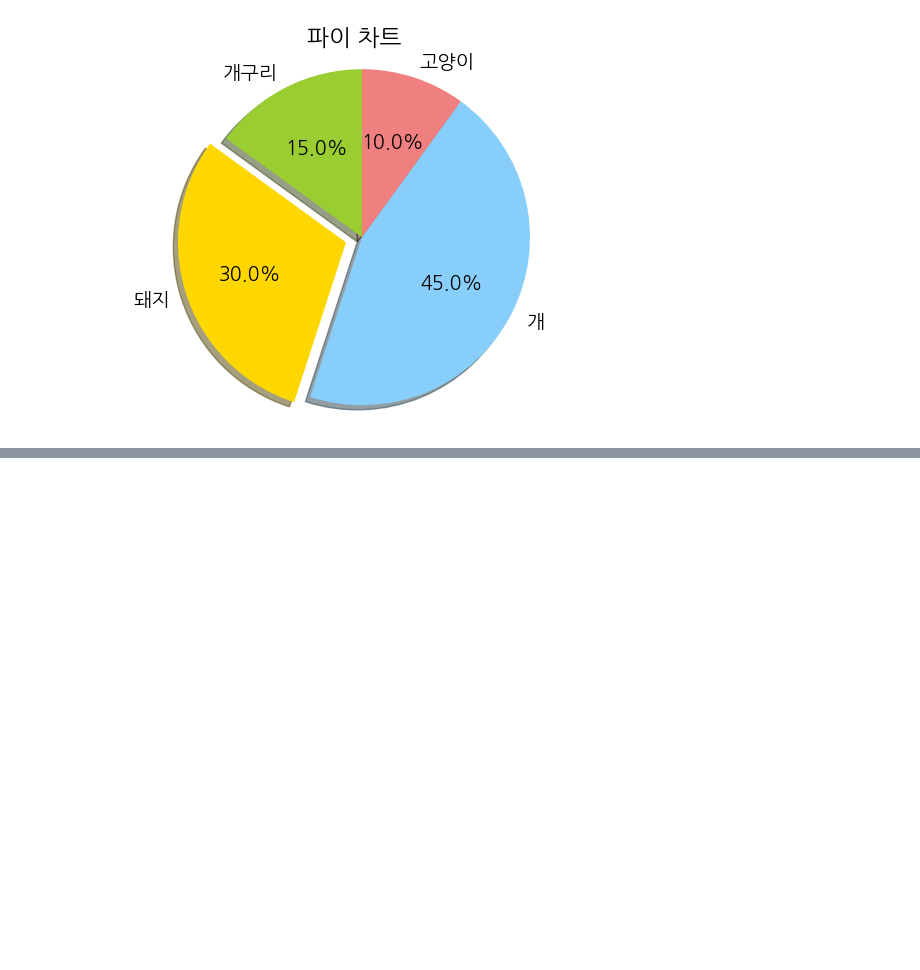
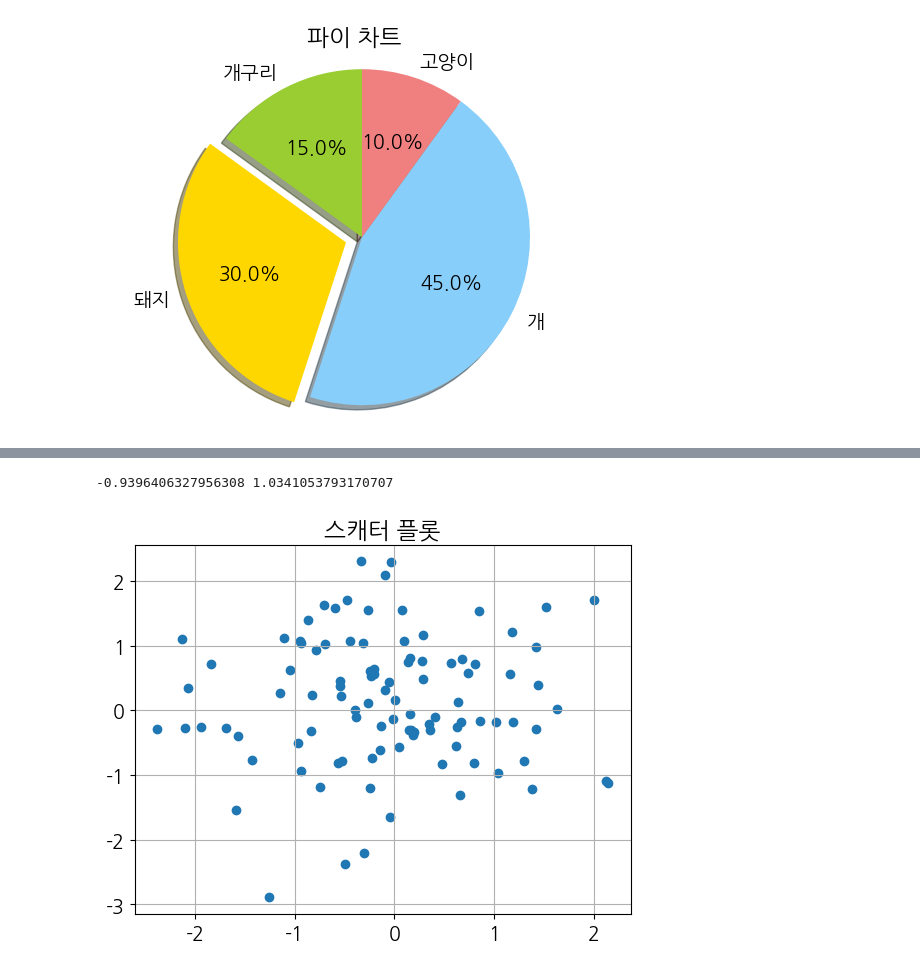
Before and after one commit to developernagk/STIS, a Jupyter notebook: pythonworkspace/matplotlib_visualize_data/matplotlib_variety_plots.ipynb, the cells around one changed output, grey strips where cells are left out. Drawn from its saved outputs; the diff is of its cells as text; code cells hidden in the pictures; blank space fills up the shorter version.

```diff
--- a/pythonworkspace/matplotlib_visualize_data/matplotlib_variety_plots.ipynb
+++ b/pythonworkspace/matplotlib_visualize_data/matplotlib_variety_plots.ipynb
@@ -85,0 +128,13 @@ plt.show()
+# %%
+x = np.random.normal(0, 1, 100)
+y = np.random.normal(0, 1, 100)
+
+print(x[0], y[0])
+
+plt.title('스캐터 플롯')
+plt.scatter(x, y)
+plt.grid(True)
+plt.show()
+# %% [output]
+-0.9396406327956308 1.0341053793170707
+[figure, added]
```
Also changed, not shown: parts of 15 cells of this notebook.
